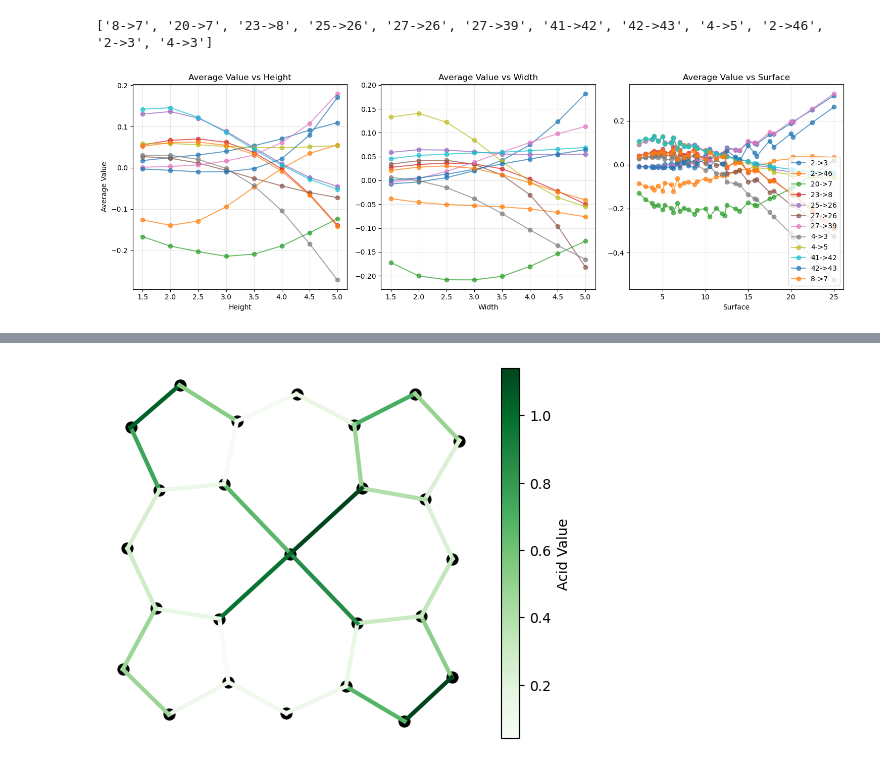
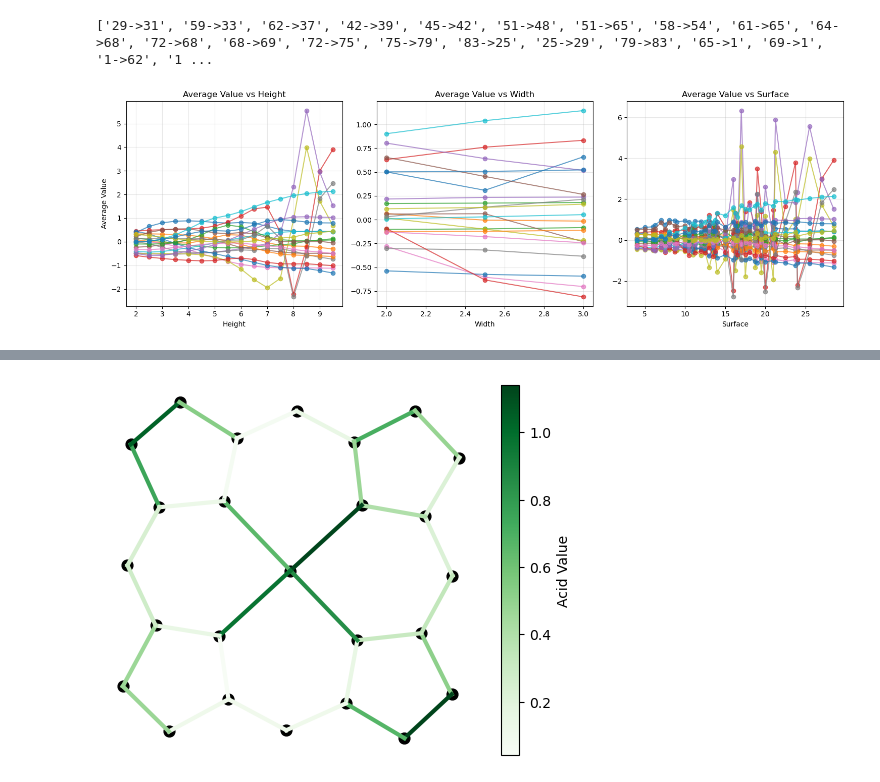
Before and after one commit to ajr15/PorCrystalStructures, a Jupyter notebook: notebooks/gimic.ipynb, the cells around one changed output, grey strips where cells are left out. Saved outputs shown, nothing was run; the diff lists cells and outputs as text; code cells hidden in the pictures.

Commit message:
updated notebooks + gimic parser

```diff
--- a/notebooks/gimic.ipynb
+++ b/notebooks/gimic.ipynb
@@ -191,0 +515,36 @@ MACROCYCLE_POINTS = get_atoms("../data/nmr/ATEWUT_0_out/gimic/mol.xyz")
+# %%
+# fetch all data
+from src.sqlmodels import StructureProperty
+# fetch all rows matching the filter and convert to DataFrame
+rows = session.query(StructureProperty).filter(StructureProperty.source.like("%nics%")).all()
+nics = pd.DataFrame([r.__dict__ for r in rows]).drop('_sa_instance_state', axis=1)
+# fabulize dataframe
+nics["pyrrole"] = [int(x.split("/")[0][-1]) for x in nics["property"]]
+nics["z"] = [float(x.split("/")[1][1:]) for x in nics["property"]]
+nics["type"] = [x.split("/")[-1] for x in nics["property"]]
+nics["value"] = - nics["value"] # to obey the convention of NICS notation
+nics = nics[["structure", "pyrrole", "z", "type", "value"]]
+nics_zz = nics[nics["type"] == "zz"].groupby(by=["structure", "pyrrole"]).min().reset_index()
+nics_zz1 = nics[nics["type"] == "zz"][nics["z"] == 1]
+nics_isotropic = nics[nics["type"] == "isotropic"].groupby(by=["structure", "pyrrole"]).min().reset_index()
+# %%
+pyrrole_values = []
+cycles_sids = []
+for cycles_df in cycles:
+    if len(cycles_df) == 0:
+        continue
+    sid = cycles_df["sid"].values[0]
+    cycles_sids.append(sid)
+    for label in ["pyrrole1", "pyrrole2", "pyrrole3", "pyrrole4"]:
+        if len(cycles_df) == 0:
+            pyrrole_values.append(0)
+            continue
+        v = cycles_df[cycles_df["cycle"] == label]
+        if len(v) > 0:
+            pyrrole_values.append(v["sum"].values[0])
+        else:
+            pyrrole_values.append(0)
+ajr = nics_zz1[nics_zz1["structure"].isin(cycles_sids)].copy()
+print(ajr)
+ajr["gimic"] = pyrrole_values
+print(ajr)
@@ -192,5 +674,5 @@ MACROCYCLE_POINTS = get_atoms("../data/nmr/ATEWUT_0_out/gimic/mol.xyz")
 # %%
-df = get_currents("ATUSOX", session, mapped=False)
+df = get_currents("BUVKOV", session, mapped=False)
 df["bond"] = [f"{b}->{e}" for b, e in df[["begin", "end"]].values]
 df["surface"] = df["height"] * df["width"]
 
@@ -205,8 +687,8 @@ print(changing_signs)
 
 # print(df[df["value"] < -1e-3].groupby("bond").min().sort_values("value"))
 
-# Create pivot tables for averaging values
-pivot_height = df.pivot_table(index="height", columns="bond", values="value", aggfunc="mean")
+# Create pivot tables for averaging values``
+pivot_height = df[df["width"] == 3].pivot_table(index="height", columns="bond", values="value", aggfunc="mean")
 pivot_width = df.pivot_table(index="width", columns="bond", values="value", aggfunc="mean")
 pivot_surface = df.pivot_table(index="surface", columns="bond", values="value", aggfunc="mean")
 
@@ -216,34 +698,34 @@ fig, axs = plt.subplots(ncols=3, figsize=(15, 5))
 
 # Plot average values vs height
 for bond in pivot_height.columns:
     values = pivot_height[bond].dropna().values
     axs[0].plot(pivot_height.index, pivot_height[bond], marker="o", label=str(bond), alpha=0.7)
 axs[0].set_xlabel("Height")
 axs[0].set_ylabel("Average Value")
 axs[0].set_title("Average Value vs Height")
 axs[0].grid(True, alpha=0.3)
 
 # Plot average values vs width
 for bond in pivot_width.columns:
     values = pivot_width[bond].dropna().values
     axs[1].plot(pivot_width.index, pivot_width[bond], marker="o", label=str(bond), alpha=0.7)
 axs[1].set_xlabel("Width")
 axs[1].set_title("Average Value vs Width")
 axs[1].grid(True, alpha=0.3)
 
 # Plot average values vs surface
 for bond in pivot_surface.columns:
     values = pivot_surface[bond].dropna().values
     axs[2].plot(pivot_surface.index, pivot_surface[bond], marker="o", label=str(bond), alpha=0.7)
 axs[2].set_xlabel("Surface")
 axs[2].set_title("Average Value vs Surface")
 axs[2].grid(True, alpha=0.3)
-axs[2].legend()
+# axs[2].legend()
 
 
 plt.tight_layout()
 plt.show()
 # %% [output]
-['8->7', '20->7', '23->8', '25->26', '27->26', '27->39', '41->42', '42->43', '4->5', '2->46', '2->3', '4->3']
+['29->31', '59->33', '62->37', '42->39', '45->42', '51->48', '51->65', '58->54', '61->65', '64->68', '72->68', '68->69', '72->75', '75->79', '83->25', '25->29', '79->83', '65->1', '69->1', '1->62', '1 ...
-[figure, old version]
+[figure, new version]
 # %%
```
Also changed, not shown: parts of 15 cells of this notebook, 10 other files.
